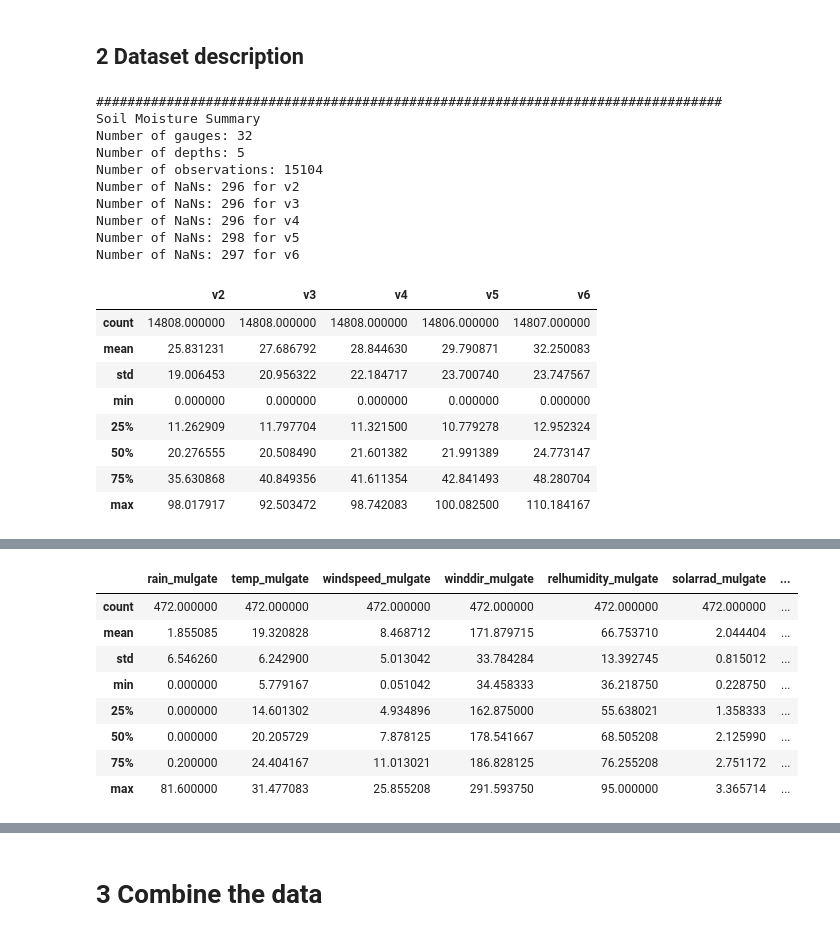
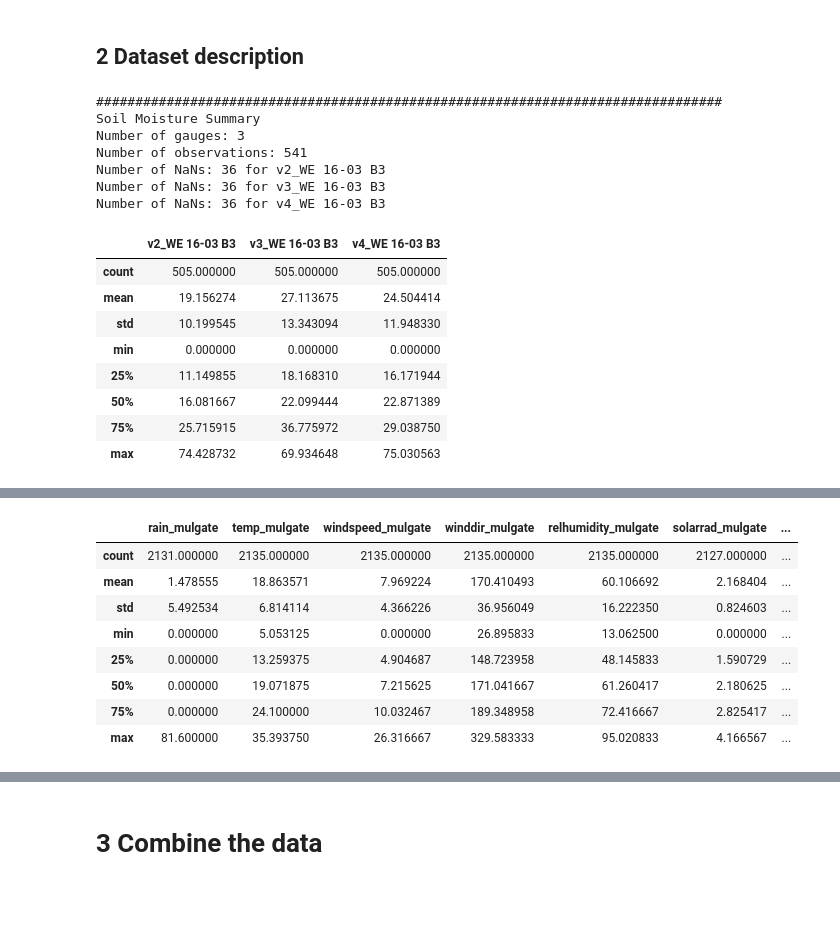
Before and after one commit to dare-centre/DDC-I, a Jupyter notebook: 00_Data_Preprocessing.ipynb, the cells around one changed output, grey strips where cells are left out. Drawn from its saved outputs; the diff is of its cells as text; code cells hidden in the pictures; blank space fills up the shorter version.

```diff
--- a/00_Data_Preprocessing.ipynb
+++ b/00_Data_Preprocessing.ipynb
@@ -55,8 +54,6 @@ sm_comb = load_environode(data_dir,filestub,utc_to_aest=True)
 sm_comb.drop(columns=['v1'],inplace=True)
 # drop duplicate gauges
 sm_comb = sm_comb.loc[~sm_comb['device'].isin(rm_gauges),:]
-# remove dates before the start date
-sm_comb = sm_comb.loc[sm_comb['Date'] >= pd.to_datetime(date_start).tz_localize('Australia/Sydney'),:]
 # sm_comb.head()
 
 daily_sm_data = convert_environode_daily(sm_comb,type='9am-mean')
@@ -67,11 +64,8 @@ for this_v in vcols:
     daily_sm_data.loc[daily_sm_data[this_v]>125,this_v] = np.nan
 
 # keep v2 - v6
-daily_sm_data = daily_sm_data.loc[:,['Date','device','v2','v3','v4','v5','v6']]
-daily_sm_data = daily_sm_data.loc[
-    (daily_sm_data['Date']>= pd.to_datetime(date_start)) & \
-    (daily_sm_data['Date']<= pd.to_datetime(date_end)),
-    :]
+daily_sm_data = daily_sm_data.loc[:,['Date','device','v2','v3','v4']]
+
 display(daily_sm_data.head())
 display(daily_sm_data.tail())
 # %% [output]
@@ -123,0 +101,7 @@ Gauge: WW 12-03 AE start: 2021-12-15 00:00:00 end: 2023-04-12 00:00:00
+# %%
+# restrict to a number of devices
+device_keep = ['WE 16-03 B3']
+daily_smss_data = daily_sm_data.query('device == @device_keep').copy()
+daily_smss_data = daily_smss_data.pivot(index='Date',columns='device',values=['v2','v3','v4'])
+daily_smss_data.columns = ['_'.join(col).strip() for col in daily_smss_data.columns.values]
+daily_smss_data.plot()
@@ -146,9 +133,6 @@ llara_data = load_llara_gauges(data_dir,llara_gauges,col_convert)
 # drop if a gauge is missing that varibale entirely
 llara_data = llara_data.dropna(axis=1,how='all')
 
-# remove dates before the start date
-llara_data = llara_data[date_start:date_end]
-
 display(llara_data.head())
 display(llara_data.tail())
 # %% [output]
@@ -194,8 +178,6 @@ for _ in silo_data.columns:
     if 'evap' in _:
         silo_data[_] = silo_data[_].shift(1)
 
-# remove dates before the start date
-silo_data = silo_data[date_start:date_end]
 
 display(silo_data.head())
 display(silo_data.tail())
@@ -247,52 +229,48 @@ sm_meta.head()
 # %%
 # lets look at some properties of the data
 print('#'*80)
 print('Soil Moisture Summary')
-print('Number of gauges: {}'.format(daily_sm_data['device'].unique().shape[0]))
-print('Number of depths: {}'.format(daily_sm_data.columns.shape[0]-2))
-print('Number of observations: {}'.format(daily_sm_data.shape[0]))
-for this_depth in ['v2','v3','v4','v5','v6']:
-    print('Number of NaNs: {} for {}'.format(daily_sm_data[this_depth].isna().sum(),this_depth))
+print('Number of gauges: {}'.format(daily_smss_data.columns.shape[0]))
+print('Number of observations: {}'.format(daily_smss_data.shape[0]))
+for this_gauge in daily_smss_data.columns:
+    print('Number of NaNs: {} for {}'.format(daily_smss_data[this_gauge].isna().sum(),this_gauge))
 
-display(daily_sm_data.describe())
+display(daily_smss_data.describe())
 
 print('#'*80)
 print('Llara Rain Summary')
 print('Number of gauges: {}'.format(llara_data.columns.shape[0]))
 print('Number of observations: {}'.format(llara_data.shape[0]))
 for this_gauge in llara_data.columns:
     print('Number of NaNs: {} for {}'.format(llara_data[this_gauge].isna().sum(),this_gauge))
 
 display(llara_data.describe())
 
 print('#'*80)
 print('SILO Summary')
 print('Number of gauges: {}'.format(silo_data.columns.shape[0]))
 print('Number of observations: {}'.format(silo_data.shape[0]))
 for this_gauge in silo_data.columns:
     print('Number of NaNs: {} for {}'.format(silo_data[this_gauge].isna().sum(),this_gauge))
 
 display(silo_data.describe())
 # %% [output]
 ################################################################################
 Soil Moisture Summary
-Number of gauges: 32
-Number of depths: 5
-Number of observations: 15104
-Number of NaNs: 296 for v2
-Number of NaNs: 296 for v3
-Number of NaNs: 296 for v4
-Number of NaNs: 298 for v5
-Number of NaNs: 297 for v6
+Number of gauges: 3
+Number of observations: 541
+Number of NaNs: 36 for v2_WE 16-03 B3
+Number of NaNs: 36 for v3_WE 16-03 B3
+Number of NaNs: 36 for v4_WE 16-03 B3
-|  | v2 | v3 | v4 | v5 | v6 |
-| count | 14808.000000 | 14808.000000 | 14808.000000 | 14806.000000 | 14807.000000 |
-| mean | 25.831231 | 27.686792 | 28.844630 | 29.790871 | 32.250083 |
-| std | 19.006453 | 20.956322 | 22.184717 | 23.700740 | 23.747567 |
-| min | 0.000000 | 0.000000 | 0.000000 | 0.000000 | 0.000000 |
-| 25% | 11.262909 | 11.797704 | 11.321500 | 10.779278 | 12.952324 |
-| 50% | 20.276555 | 20.508490 | 21.601382 | 21.991389 | 24.773147 |
-| 75% | 35.630868 | 40.849356 | 41.611354 | 42.841493 | 48.280704 |
-| max | 98.017917 | 92.503472 | 98.742083 | 100.082500 | 110.184167 |
+|  | v2_WE 16-03 B3 | v3_WE 16-03 B3 | v4_WE 16-03 B3 |
+| count | 505.000000 | 505.000000 | 505.000000 |
+| mean | 19.156274 | 27.113675 | 24.504414 |
+| std | 10.199545 | 13.343094 | 11.948330 |
+| min | 0.000000 | 0.000000 | 0.000000 |
+| 25% | 11.149855 | 18.168310 | 16.171944 |
+| 50% | 16.081667 | 22.099444 | 22.871389 |
+| 75% | 25.715915 | 36.775972 | 29.038750 |
+| max | 74.428732 | 69.934648 | 75.030563 |
 ################################################################################
 Llara Rain Summary
 Number of gauges: 14
@@ -314,12 +292,12 @@ Number of NaNs: 0 for uv_wheat
 |  | rain_mulgate | temp_mulgate | windspeed_mulgate | winddir_mulgate | relhumidity_mulgate | solarrad_mulgate | ... |
-| count | 472.000000 | 472.000000 | 472.000000 | 472.000000 | 472.000000 | 472.000000 | ... |
-| mean | 1.855085 | 19.320828 | 8.468712 | 171.879715 | 66.753710 | 2.044404 | ... |
-| std | 6.546260 | 6.242900 | 5.013042 | 33.784284 | 13.392745 | 0.815012 | ... |
-| min | 0.000000 | 5.779167 | 0.051042 | 34.458333 | 36.218750 | 0.228750 | ... |
-| 25% | 0.000000 | 14.601302 | 4.934896 | 162.875000 | 55.638021 | 1.358333 | ... |
-| 50% | 0.000000 | 20.205729 | 7.878125 | 178.541667 | 68.505208 | 2.125990 | ... |
-| 75% | 0.200000 | 24.404167 | 11.013021 | 186.828125 | 76.255208 | 2.751172 | ... |
-| max | 81.600000 | 31.477083 | 25.855208 | 291.593750 | 95.000000 | 3.365714 | ... |
+| count | 2131.000000 | 2135.000000 | 2135.000000 | 2135.000000 | 2135.000000 | 2127.000000 | ... |
+| mean | 1.478555 | 18.863571 | 7.969224 | 170.410493 | 60.106692 | 2.168404 | ... |
+| std | 5.492534 | 6.814114 | 4.366226 | 36.956049 | 16.222350 | 0.824603 | ... |
+| min | 0.000000 | 5.053125 | 0.000000 | 26.895833 | 13.062500 | 0.000000 | ... |
+| 25% | 0.000000 | 13.259375 | 4.904687 | 148.723958 | 48.145833 | 1.590729 | ... |
+| 50% | 0.000000 | 19.071875 | 7.215625 | 171.041667 | 61.260417 | 2.180625 | ... |
+| 75% | 0.000000 | 24.100000 | 10.032467 | 189.348958 | 72.416667 | 2.825417 | ... |
+| max | 81.600000 | 35.393750 | 26.316667 | 329.583333 | 95.020833 | 4.166567 | ... |
 ################################################################################
 SILO Summary
 Number of gauges: 8
```
Also changed, not shown: parts of 18 cells of this notebook, 4 other files.
